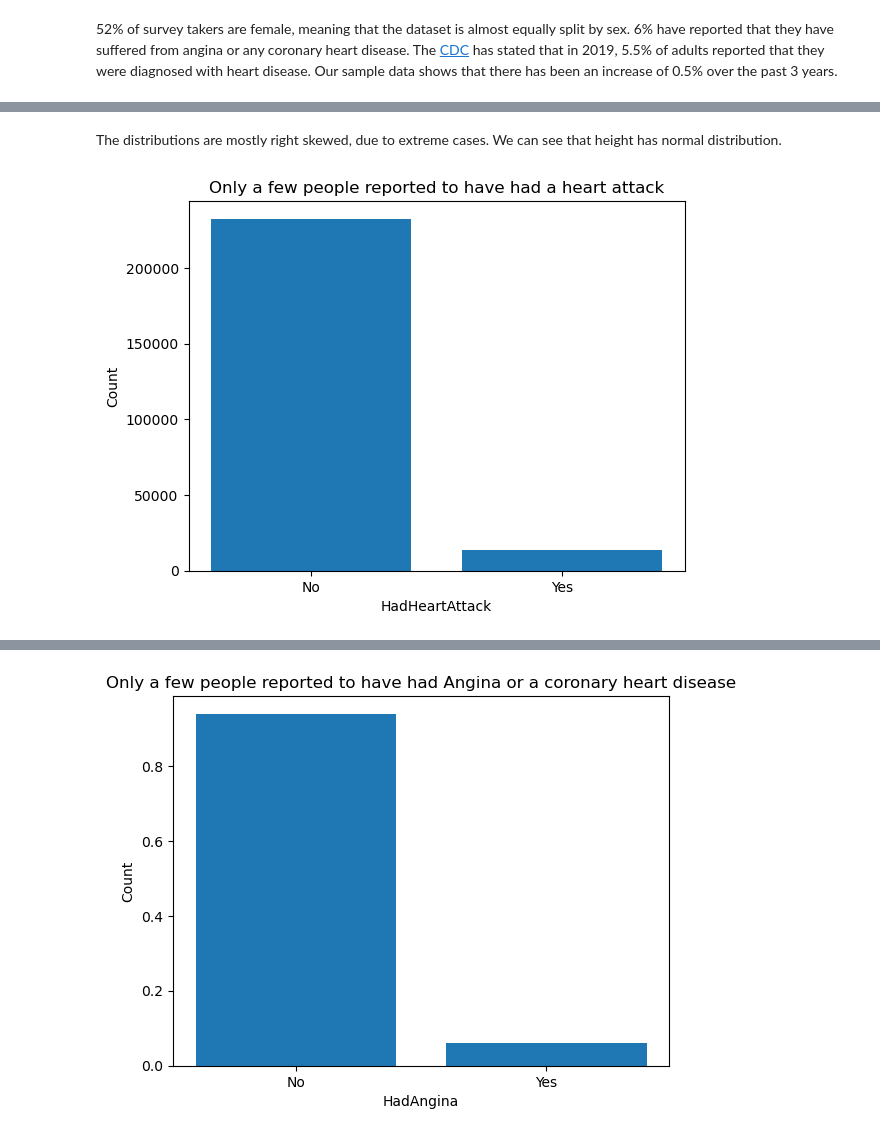
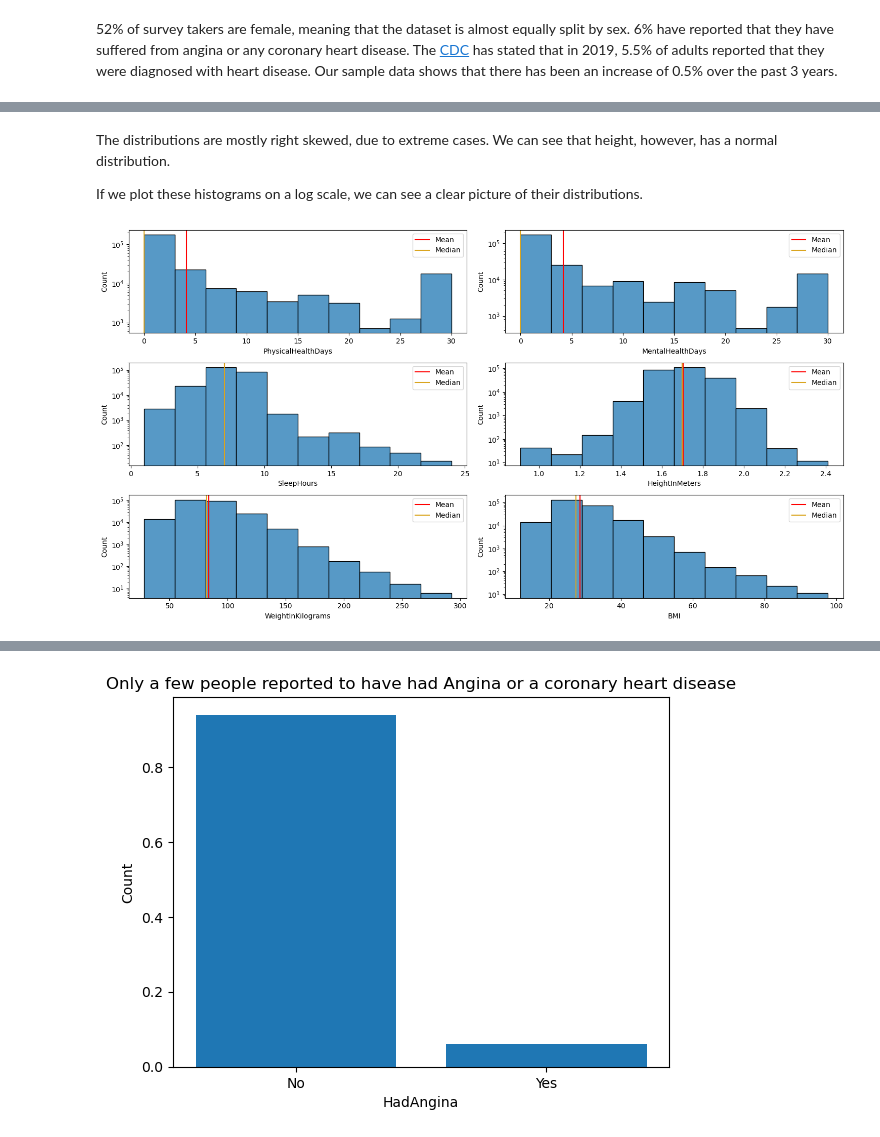
Before and after one commit to Tasnimacj/Capstone_Heart_Prediction, a Jupyter notebook: notebooks/02-eda.ipynb, the cells around one changed output, grey strips where cells are left out. Saved outputs shown, nothing was run; the diff lists cells and outputs as text; code cells hidden in the pictures.

```diff
--- a/notebooks/02-eda.ipynb
+++ b/notebooks/02-eda.ipynb
@@ -137,13 +191,30 @@ plt.show()
 # %% [markdown]
-The distributions are mostly right skewed, due to extreme cases. We can see that height has normal distribution.
+The distributions are mostly right skewed, due to extreme cases. We can see that height, however, has a normal distribution.
+
+If we plot these histograms on a log scale, we can see a clear picture of their distributions.
-# %%
-plt.bar(heart22['HadHeartAttack'].value_counts().index,
-        heart22['HadHeartAttack'].value_counts().values)
-
-plt.xlabel("HadHeartAttack")
-plt.ylabel("Count")
-
-plt.title('Only a few people reported to have had a heart attack')
-plt.show()
-# %% [output]
-[figure, removed]
+# %%
+
+plt.subplots(3,5,figsize=(15,8))
+
+plot_num=1
+
+for col in numeric:
+
+    values_temp=heart22[col]
+    mean_temp=values_temp.mean()
+    median_temp=values_temp.median()
+
+    plt.subplot(3,2,plot_num)
+    sns.histplot(values_temp,bins=10)
+    plt.axvline(mean_temp, color='red', label='Mean')
+    plt.axvline(median_temp, color='goldenrod',label='Median')
+    plt.yscale('log')
+    plt.legend()
+
+    plot_num+=1
+
+plt.tight_layout()
+
+plt.show()
+# %% [output]
+[figure, added]
```
Also changed, not shown: parts of 15 cells of this notebook.
